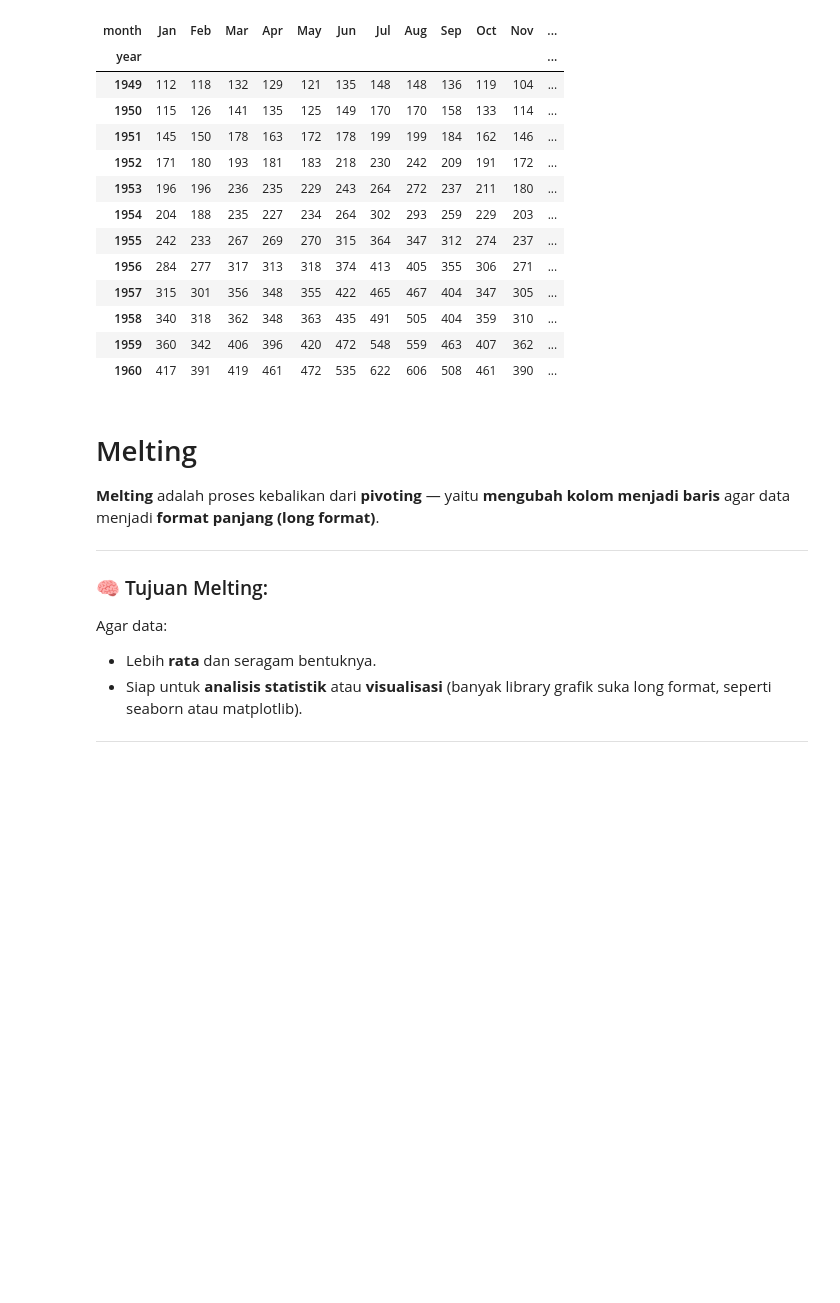
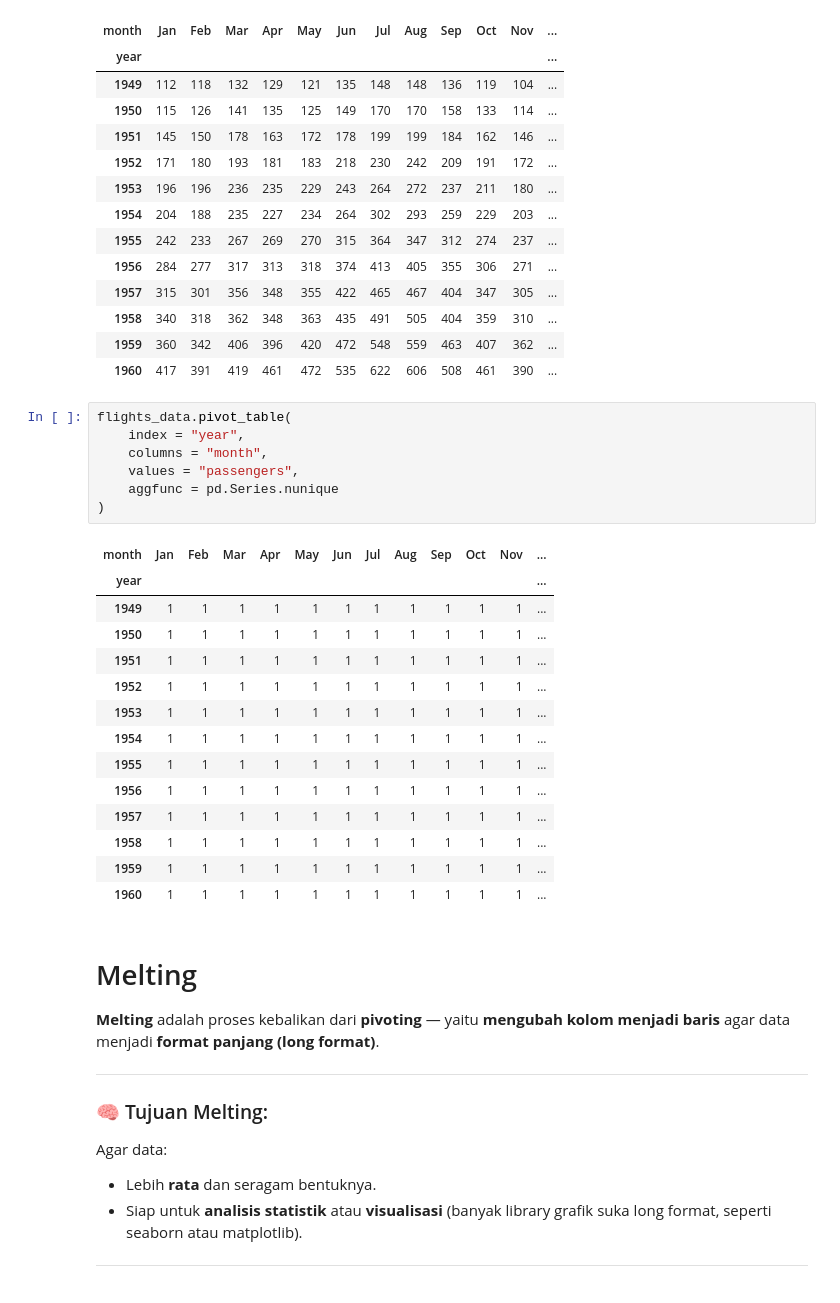
Before and after one commit to TurmaeUrsorum/belajar-piton, a Jupyter notebook: 17. Table Reshaping/table_reshaping.ipynb, the cells around one changed output. Saved outputs shown, nothing was run; the diff lists cells and outputs as text; blank space fills up the shorter version.

```diff
--- a/17. Table Reshaping/table_reshaping.ipynb
+++ b/17. Table Reshaping/table_reshaping.ipynb
@@ -397,6 +415,28 @@ flights_data.pivot_table(
 | 1958 | 340 | 318 | 362 | 348 | 363 | 435 | 491 | 505 | 404 | 359 | 310 | ... |
 | 1959 | 360 | 342 | 406 | 396 | 420 | 472 | 548 | 559 | 463 | 407 | 362 | ... |
 | 1960 | 417 | 391 | 419 | 461 | 472 | 535 | 622 | 606 | 508 | 461 | 390 | ... |
+# %%
+flights_data.pivot_table(
+    index = "year",
+    columns = "month",
+    values = "passengers",
+    aggfunc = pd.Series.nunique
+)
+# %% [output]
+| month | Jan | Feb | Mar | Apr | May | Jun | Jul | Aug | Sep | Oct | Nov | ... |
+| year |  |  |  |  |  |  |  |  |  |  |  | ... |
+| 1949 | 1 | 1 | 1 | 1 | 1 | 1 | 1 | 1 | 1 | 1 | 1 | ... |
+| 1950 | 1 | 1 | 1 | 1 | 1 | 1 | 1 | 1 | 1 | 1 | 1 | ... |
+| 1951 | 1 | 1 | 1 | 1 | 1 | 1 | 1 | 1 | 1 | 1 | 1 | ... |
+| 1952 | 1 | 1 | 1 | 1 | 1 | 1 | 1 | 1 | 1 | 1 | 1 | ... |
+| 1953 | 1 | 1 | 1 | 1 | 1 | 1 | 1 | 1 | 1 | 1 | 1 | ... |
+| 1954 | 1 | 1 | 1 | 1 | 1 | 1 | 1 | 1 | 1 | 1 | 1 | ... |
+| 1955 | 1 | 1 | 1 | 1 | 1 | 1 | 1 | 1 | 1 | 1 | 1 | ... |
+| 1956 | 1 | 1 | 1 | 1 | 1 | 1 | 1 | 1 | 1 | 1 | 1 | ... |
+| 1957 | 1 | 1 | 1 | 1 | 1 | 1 | 1 | 1 | 1 | 1 | 1 | ... |
+| 1958 | 1 | 1 | 1 | 1 | 1 | 1 | 1 | 1 | 1 | 1 | 1 | ... |
+| 1959 | 1 | 1 | 1 | 1 | 1 | 1 | 1 | 1 | 1 | 1 | 1 | ... |
+| 1960 | 1 | 1 | 1 | 1 | 1 | 1 | 1 | 1 | 1 | 1 | 1 | ... |
 # %% [markdown]
 # Melting
 
```
Also changed, not shown: parts of 3 cells of this notebook.
